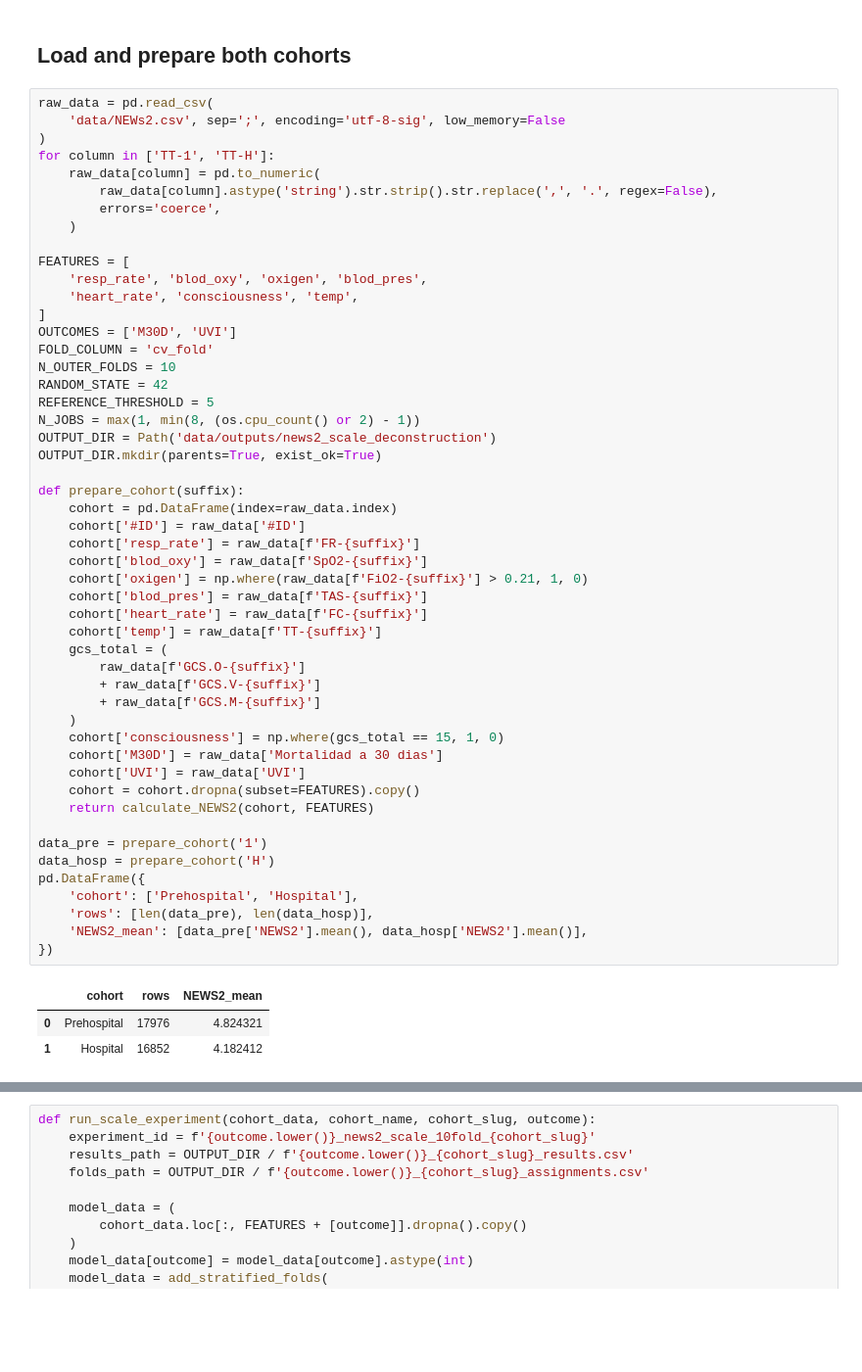
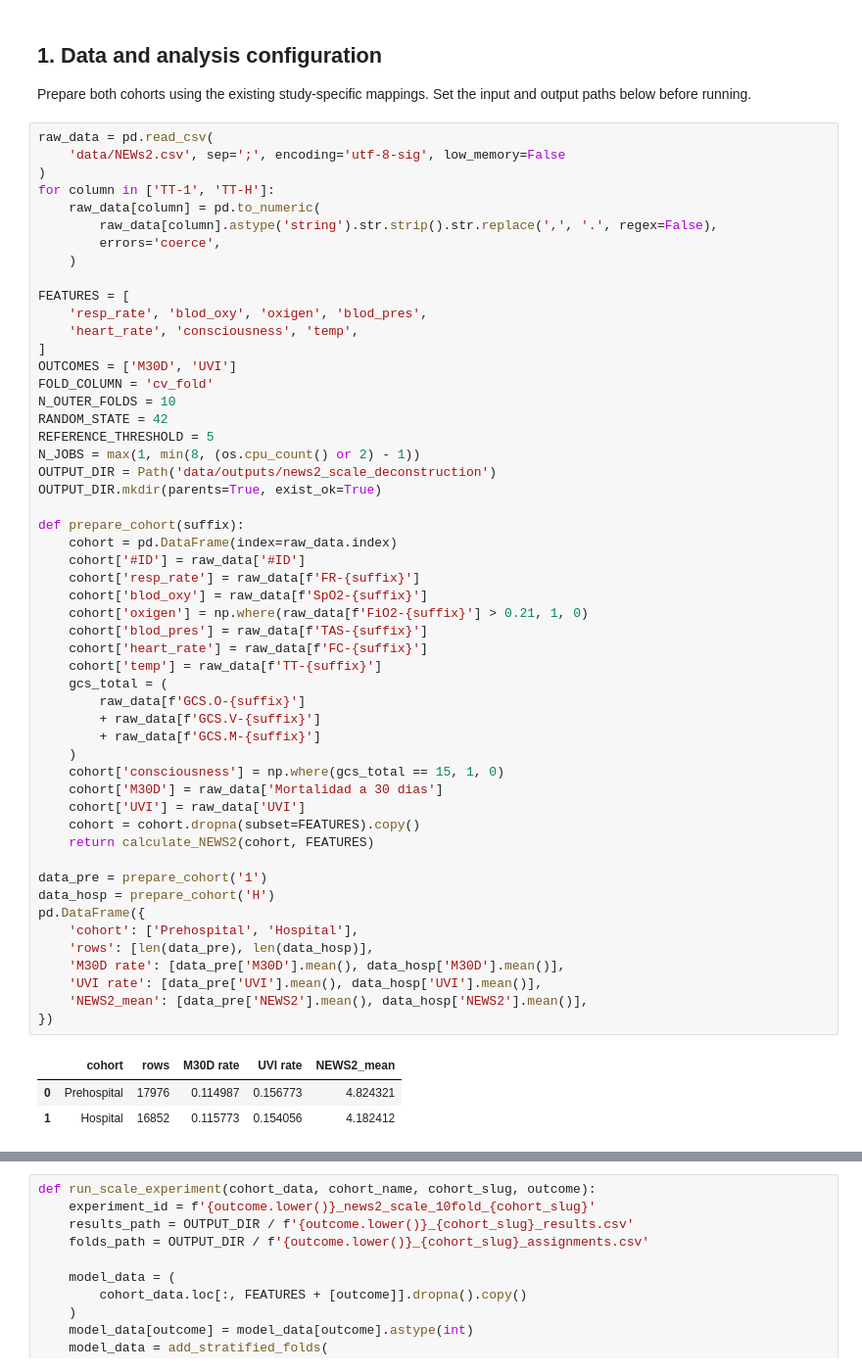
Before and after one commit to abarrenap/NEWS2_Deconstruction, a Jupyter notebook: NEWS2_deconstruction_scale.ipynb, the cells around one changed output, grey strips where cells are left out. Shown at 98% size. Cells and saved outputs as stored; diff of their text form; blank space fills up the shorter version.

```diff
--- a/NEWS2_deconstruction_scale.ipynb
+++ b/NEWS2_deconstruction_scale.ipynb
@@ -26,5 +40,7 @@ from functions.news2_scale_deconstruction import (
 # %% [markdown]
-## Load and prepare both cohorts
+## 1. Data and analysis configuration
+
+Prepare both cohorts using the existing study-specific mappings. Set the input and output paths below before running.
 # %%
 raw_data = pd.read_csv(
     'data/NEWs2.csv', sep=';', encoding='utf-8-sig', low_memory=False
@@ -49,34 +65,36 @@ OUTPUT_DIR = Path('data/outputs/news2_scale_deconstruction')
 OUTPUT_DIR.mkdir(parents=True, exist_ok=True)
 
 def prepare_cohort(suffix):
     cohort = pd.DataFrame(index=raw_data.index)
     cohort['#ID'] = raw_data['#ID']
     cohort['resp_rate'] = raw_data[f'FR-{suffix}']
     cohort['blod_oxy'] = raw_data[f'SpO2-{suffix}']
     cohort['oxigen'] = np.where(raw_data[f'FiO2-{suffix}'] > 0.21, 1, 0)
     cohort['blod_pres'] = raw_data[f'TAS-{suffix}']
     cohort['heart_rate'] = raw_data[f'FC-{suffix}']
     cohort['temp'] = raw_data[f'TT-{suffix}']
     gcs_total = (
         raw_data[f'GCS.O-{suffix}']
         + raw_data[f'GCS.V-{suffix}']
         + raw_data[f'GCS.M-{suffix}']
     )
     cohort['consciousness'] = np.where(gcs_total == 15, 1, 0)
     cohort['M30D'] = raw_data['Mortalidad a 30 dias']
     cohort['UVI'] = raw_data['UVI']
     cohort = cohort.dropna(subset=FEATURES).copy()
     return calculate_NEWS2(cohort, FEATURES)
 
 data_pre = prepare_cohort('1')
 data_hosp = prepare_cohort('H')
 pd.DataFrame({
     'cohort': ['Prehospital', 'Hospital'],
     'rows': [len(data_pre), len(data_hosp)],
+    'M30D rate': [data_pre['M30D'].mean(), data_hosp['M30D'].mean()],
+    'UVI rate': [data_pre['UVI'].mean(), data_hosp['UVI'].mean()],
     'NEWS2_mean': [data_pre['NEWS2'].mean(), data_hosp['NEWS2'].mean()],
 })
 # %% [output]
-|  | cohort | rows | NEWS2_mean |
-| 0 | Prehospital | 17976 | 4.824321 |
-| 1 | Hospital | 16852 | 4.182412 |
+|  | cohort | rows | M30D rate | UVI rate | NEWS2_mean |
+| 0 | Prehospital | 17976 | 0.114987 | 0.156773 | 4.824321 |
+| 1 | Hospital | 16852 | 0.115773 | 0.154056 | 4.182412 |
 # %% [markdown]
```
Also changed, not shown: parts of 56 cells of this notebook, 8 other files.
